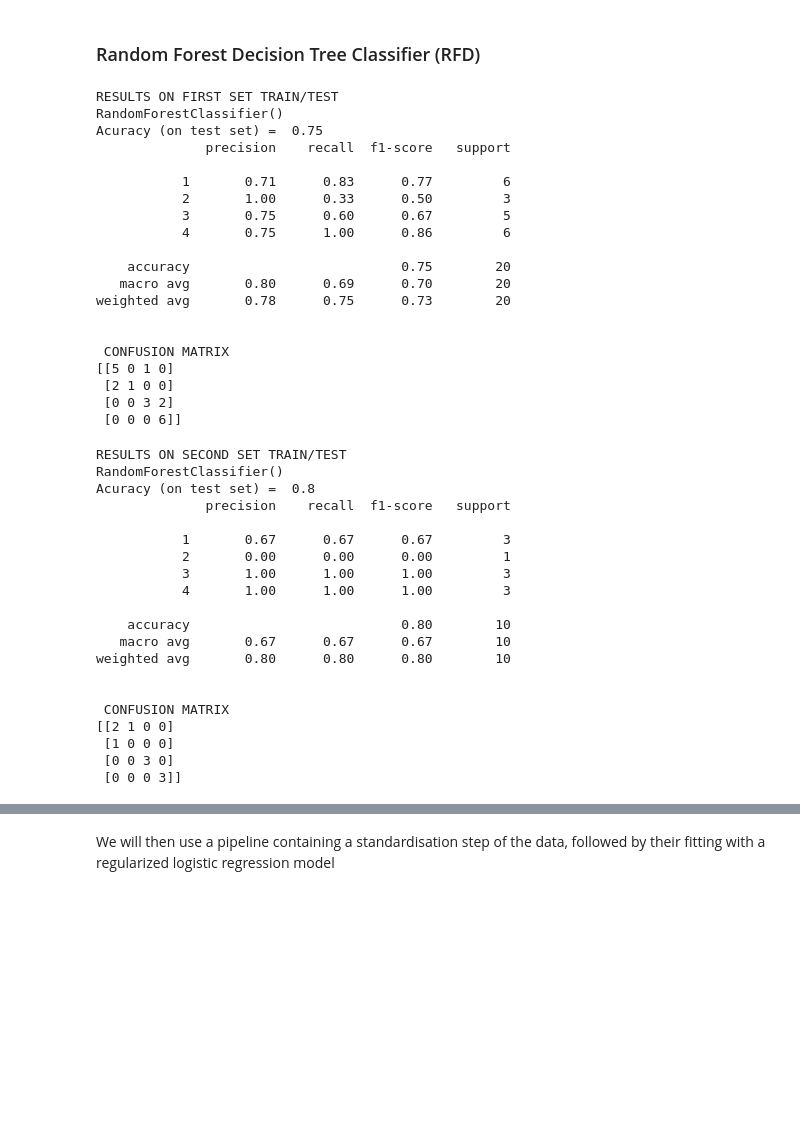
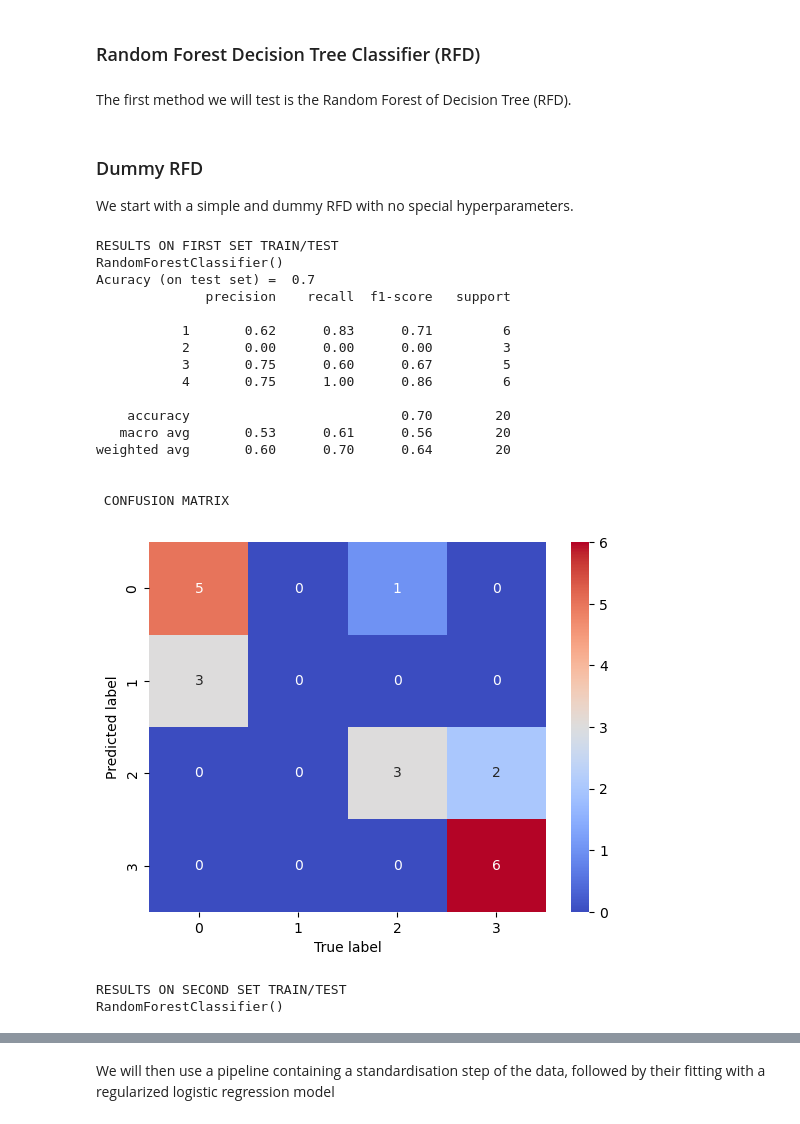
Before and after one commit to Hayvo/ap_miniproj, a Jupyter notebook: Gliome.ipynb, the cells around one changed output, grey strips where cells are left out. Cells and saved outputs as stored; diff of their text form; code cells hidden in the pictures; blank space fills up the shorter version.

```diff
--- a/Gliome.ipynb
+++ b/Gliome.ipynb
@@ -91,6 +90,8 @@ Text(0.5, 0, 'Train Labels 2')
 # %% [markdown]
 
 ### Random Forest Decision Tree Classifier (RFD)
+# %% [markdown]
+The first method we will test is the Random Forest of Decision Tree (RFD).
 # %%
 from sklearn.ensemble import RandomForestClassifier
 from sklearn import tree
@@ -99,62 +98,44 @@ clf = RandomForestClassifier()
+# %% [markdown]
+### Dummy RFD
+We start with a simple and dummy RFD with no special hyperparameters.
 # %%
+clf = RandomForestClassifier()
 print("RESULTS ON FIRST SET TRAIN/TEST")
 print(clf)
 clf = clf.fit(X_train_1, y_train_1)
 score = clf.score(X_test_1, y_test_1)
 print("Acuracy (on test set) = ", score)
 y_true, y_pred = y_test_1, clf.predict(X_test_1)
 print( classification_report(y_true, y_pred) )
 print("\n CONFUSION MATRIX")
-print( confusion_matrix(y_true, y_pred) )
+cm = metrics.confusion_matrix(y_true=y_test_1, y_pred=y_pred)
+ax = sns.heatmap(cm, cmap='coolwarm', annot=cm)
+ax.set_xlabel('True label')
+ax.set_ylabel('Predicted label')
+plt.show()
 # %% [output]
 RESULTS ON FIRST SET TRAIN/TEST
 RandomForestClassifier()
-Acuracy (on test set) =  0.75
+Acuracy (on test set) =  0.7
               precision    recall  f1-score   support
 
-           1       0.71      0.83      0.77         6
-           2       1.00      0.33      0.50         3
+           1       0.62      0.83      0.71         6
+           2       0.00      0.00      0.00         3
            3       0.75      0.60      0.67         5
            4       0.75      1.00      0.86         6
 
-    accuracy                           0.75        20
-   macro avg       0.80      0.69      0.70        20
-weighted avg       0.78      0.75      0.73        20
+    accuracy                           0.70        20
+   macro avg       0.53      0.61      0.56        20
+weighted avg       0.60      0.70      0.64        20
 
 
  CONFUSION MATRIX
-[[5 0 1 0]
- [2 1 0 0]
- [0 0 3 2]
- [0 0 0 6]]
+[figure, added]
 # %%
 print("RESULTS ON SECOND SET TRAIN/TEST")
 print(clf)
 clf = clf.fit(X_train_2, y_train_2)
 score = clf.score(X_test_2, y_test_2)
-print("Acuracy (on test set) = ", score)
-y_true, y_pred = y_test_2, clf.predict(X_test_2)
-print( classification_report(y_true, y_pred) )
-print("\n CONFUSION MATRIX")
-print( confusion_matrix(y_true, y_pred) )
 # %% [output]
 RESULTS ON SECOND SET TRAIN/TEST
 RandomForestClassifier()
-Acuracy (on test set) =  0.8
-              precision    recall  f1-score   support
-
-           1       0.67      0.67      0.67         3
-           2       0.00      0.00      0.00         1
-           3       1.00      1.00      1.00         3
-           4       1.00      1.00      1.00         3
-
-    accuracy                           0.80        10
-   macro avg       0.67      0.67      0.67        10
-weighted avg       0.80      0.80      0.80        10
-
-
- CONFUSION MATRIX
-[[2 1 0 0]
- [1 0 0 0]
- [0 0 3 0]
- [0 0 0 3]]
```
Also changed, not shown: parts of 26 cells of this notebook.
